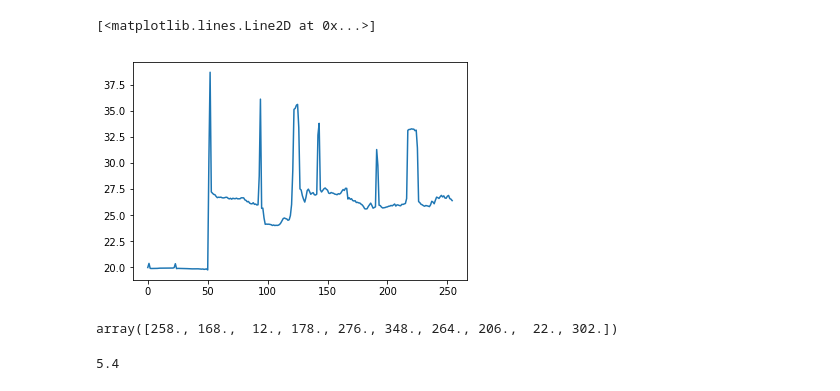
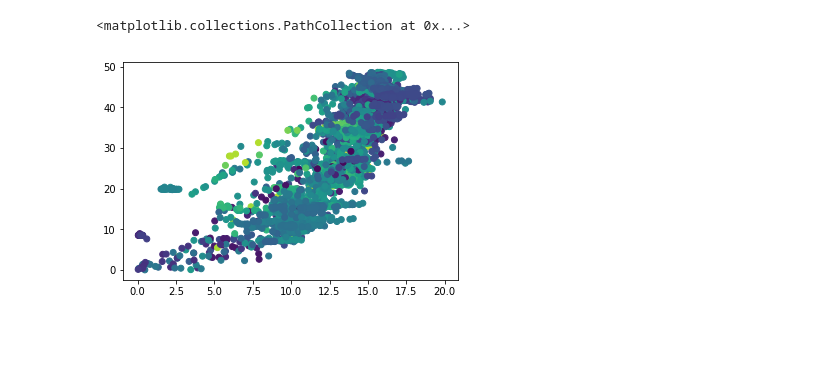
Before and after one commit to jfried23/ship, a Jupyter notebook: Simple Models.ipynb, the cells around one changed output. Cells and saved outputs as stored; diff of their text form; code cells hidden in the pictures; blank space fills up the shorter version.

```diff
--- a/Simple Models.ipynb
+++ b/Simple Models.ipynb
@@ -99,13 +110,5 @@ v.mean(), v.std()
 # %%
-plt.plot(df[df.trip.isin([188])][cn[1]].values)
+plt.scatter(df[cn[12]], df[cn[1]], c=1-df.trim)
 # %% [output]
-[<matplotlib.lines.Line2D at 0x...>]
+<matplotlib.collections.PathCollection at 0x...>
-[figure, old version]
+[figure, new version]
-# %%
-np.random.choice(df.trip.unique(),10,replace=False)
-# %% [output]
-array([258., 168.,  12., 178., 276., 348., 264., 206.,  22., 302.])
-# %%
-.1*df.trip.unique().shape[0]
-# %% [output]
-5.4
```
Also changed, not shown: parts of 14 cells of this notebook, 2 other files.
